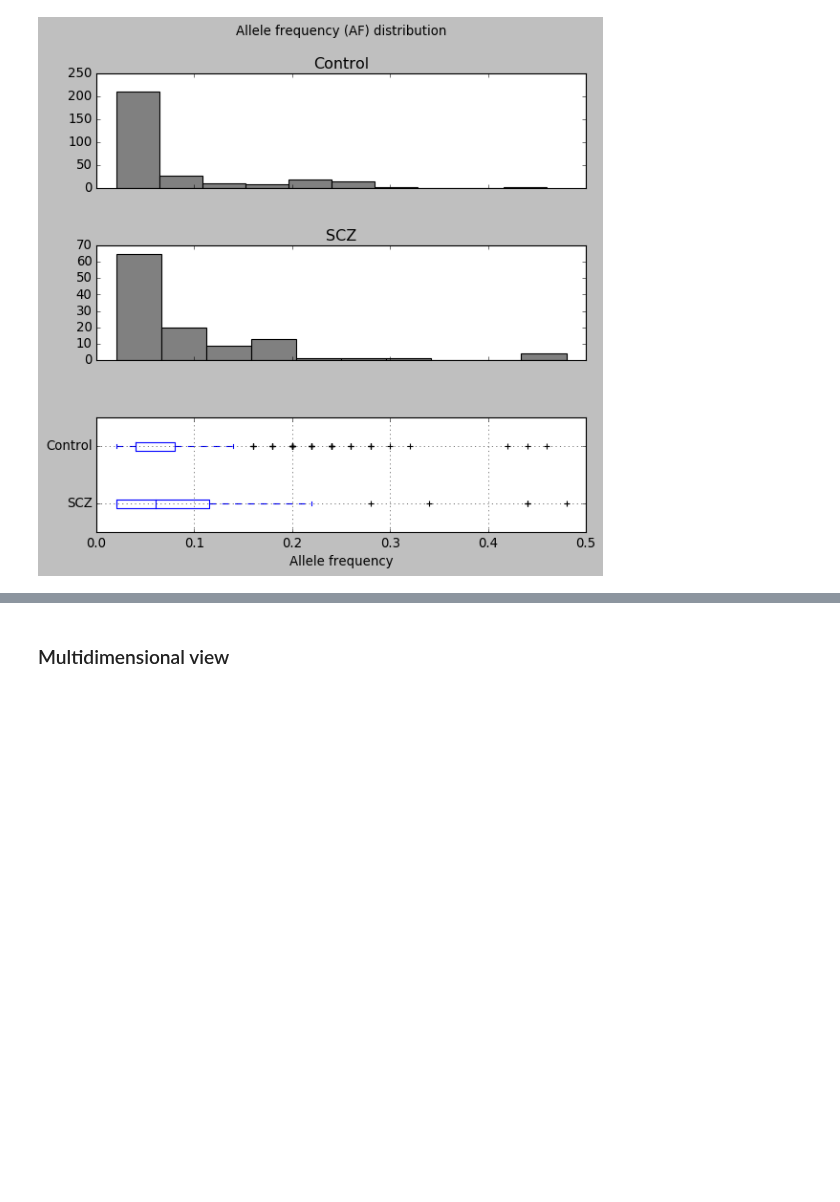
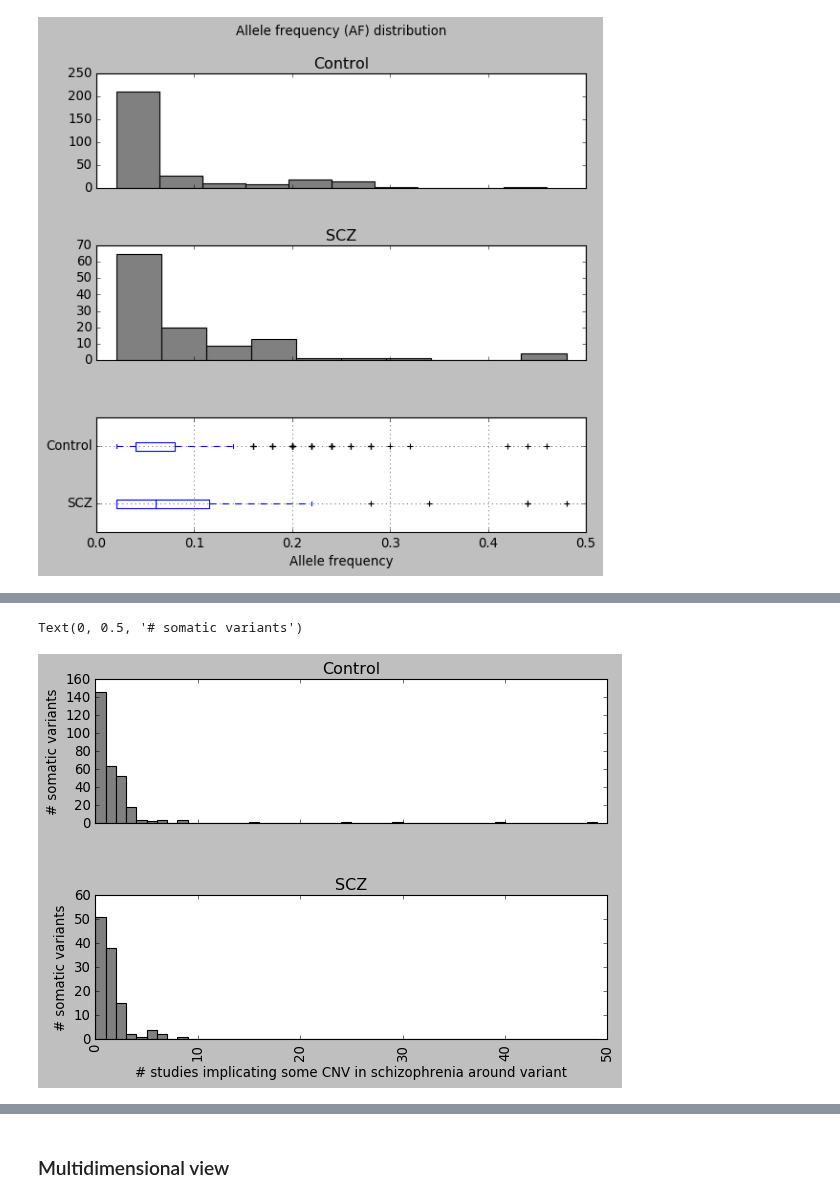
Before and after one commit to attilagk/BSM-research, a Jupyter notebook: notebook/2020-06-10-chromatin-state/2020-06-10-chromatin-state.ipynb, the cells around one changed output, grey strips where cells are left out. Saved outputs shown, nothing was run; the diff lists cells and outputs as text; code cells hidden in the pictures; blank space fills up the shorter version.

```diff
--- a/notebook/2020-06-10-chromatin-state/2020-06-10-chromatin-state.ipynb
+++ b/notebook/2020-06-10-chromatin-state/2020-06-10-chromatin-state.ipynb
@@ -146,0 +147,9 @@ ax[2].set_ylim(2.5, 0.5)
+# %%
+fig, ax = plt.subplots(2, 1, sharex=True, figsize=(8, 6))
+calls.hist(column='szdbCNVcount', by='Dx', ax=ax, grid=True, color='gray', bins=range(50))
+ax[1].set_xlabel('# studies implicating some CNV in schizophrenia around variant')
+ax[0].set_ylabel('# somatic variants')
+ax[1].set_ylabel('# somatic variants')
+# %% [output]
+Text(0, 0.5, '# somatic variants')
+[figure, added]
```
Also changed, not shown: parts of 13 cells of this notebook, 2 other files.
